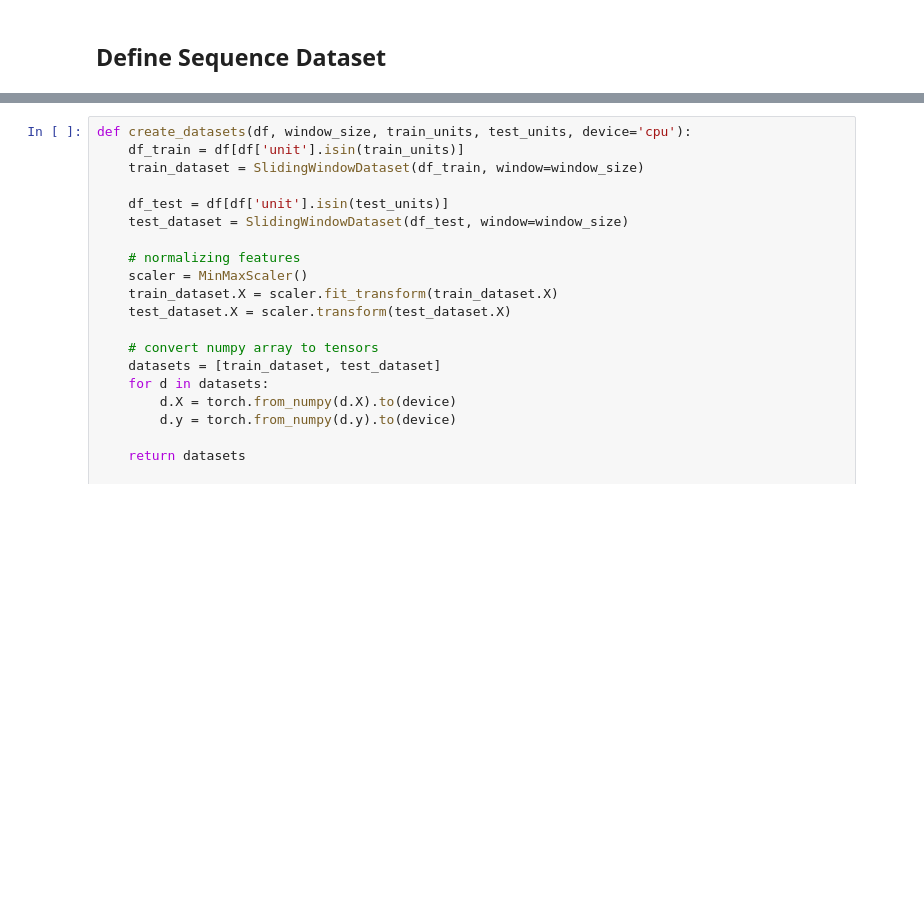
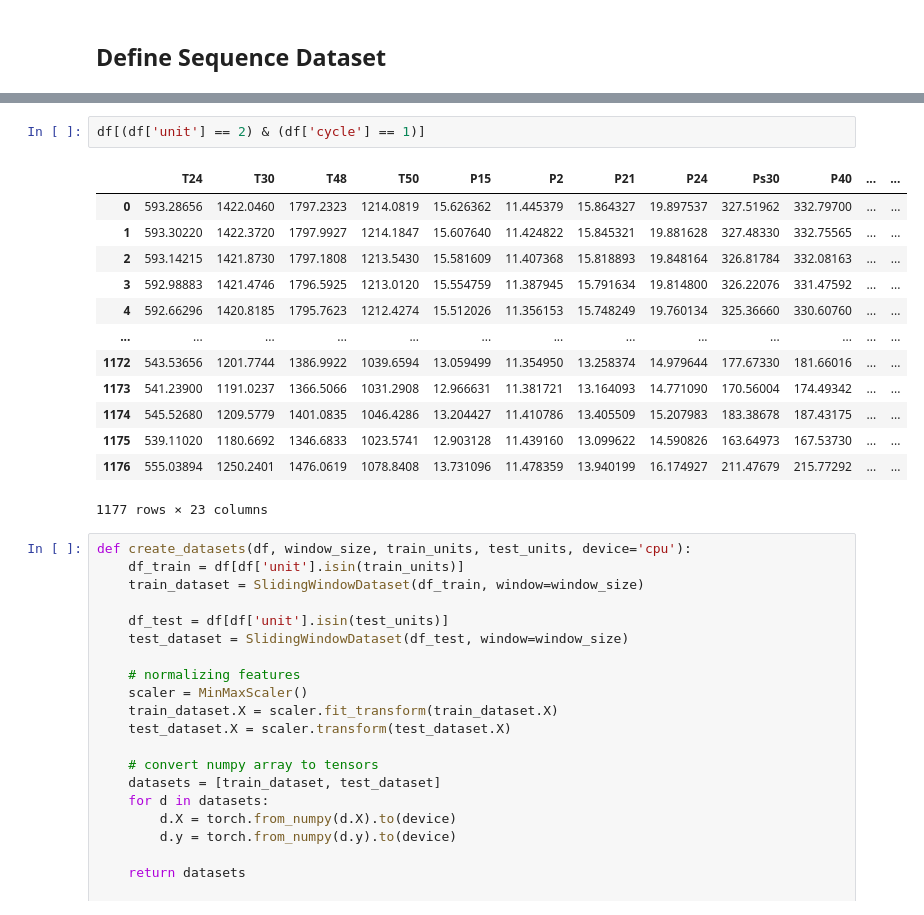
Before and after one commit to j0shcd/ml4pm, a Jupyter notebook: assignment_3/Josh_03-assignment_1dcnn_prognostics.ipynb, the cells around one changed output, grey strips where cells are left out. Saved outputs shown, nothing was run; the diff lists cells and outputs as text; blank space fills up the shorter version.

```diff
--- a/assignment_3/Josh_03-assignment_1dcnn_prognostics.ipynb
+++ b/assignment_3/Josh_03-assignment_1dcnn_prognostics.ipynb
@@ -250,3 +299,19 @@ class SlidingWindowDataset(Dataset):
+# %%
+df[(df['unit'] == 2) & (df['cycle'] == 1)]
+# %% [output]
+|  | T24 | T30 | T48 | T50 | P15 | P2 | P21 | P24 | Ps30 | P40 | ... | ... |
+| 0 | 593.28656 | 1422.0460 | 1797.2323 | 1214.0819 | 15.626362 | 11.445379 | 15.864327 | 19.897537 | 327.51962 | 332.79700 | ... | ... |
+| 1 | 593.30220 | 1422.3720 | 1797.9927 | 1214.1847 | 15.607640 | 11.424822 | 15.845321 | 19.881628 | 327.48330 | 332.75565 | ... | ... |
+| 2 | 593.14215 | 1421.8730 | 1797.1808 | 1213.5430 | 15.581609 | 11.407368 | 15.818893 | 19.848164 | 326.81784 | 332.08163 | ... | ... |
+| 3 | 592.98883 | 1421.4746 | 1796.5925 | 1213.0120 | 15.554759 | 11.387945 | 15.791634 | 19.814800 | 326.22076 | 331.47592 | ... | ... |
+| 4 | 592.66296 | 1420.8185 | 1795.7623 | 1212.4274 | 15.512026 | 11.356153 | 15.748249 | 19.760134 | 325.36660 | 330.60760 | ... | ... |
+| ... | ... | ... | ... | ... | ... | ... | ... | ... | ... | ... | ... | ... |
+| 1172 | 543.53656 | 1201.7744 | 1386.9922 | 1039.6594 | 13.059499 | 11.354950 | 13.258374 | 14.979644 | 177.67330 | 181.66016 | ... | ... |
+| 1173 | 541.23900 | 1191.0237 | 1366.5066 | 1031.2908 | 12.966631 | 11.381721 | 13.164093 | 14.771090 | 170.56004 | 174.49342 | ... | ... |
+| 1174 | 545.52680 | 1209.5779 | 1401.0835 | 1046.4286 | 13.204427 | 11.410786 | 13.405509 | 15.207983 | 183.38678 | 187.43175 | ... | ... |
+| 1175 | 539.11020 | 1180.6692 | 1346.6833 | 1023.5741 | 12.903128 | 11.439160 | 13.099622 | 14.590826 | 163.64973 | 167.53730 | ... | ... |
+| 1176 | 555.03894 | 1250.2401 | 1476.0619 | 1078.8408 | 13.731096 | 11.478359 | 13.940199 | 16.174927 | 211.47679 | 215.77292 | ... | ... |
+1177 rows × 23 columns
 # %%
 def create_datasets(df, window_size, train_units, test_units, device='cpu'):
     df_train = df[df['unit'].isin(train_units)]
```
Also changed, not shown: parts of 17 cells of this notebook.
